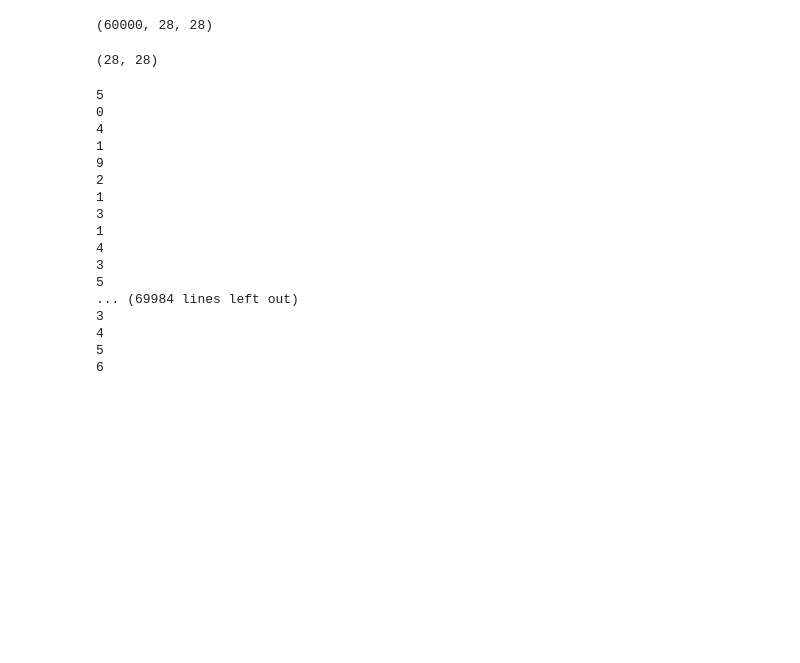
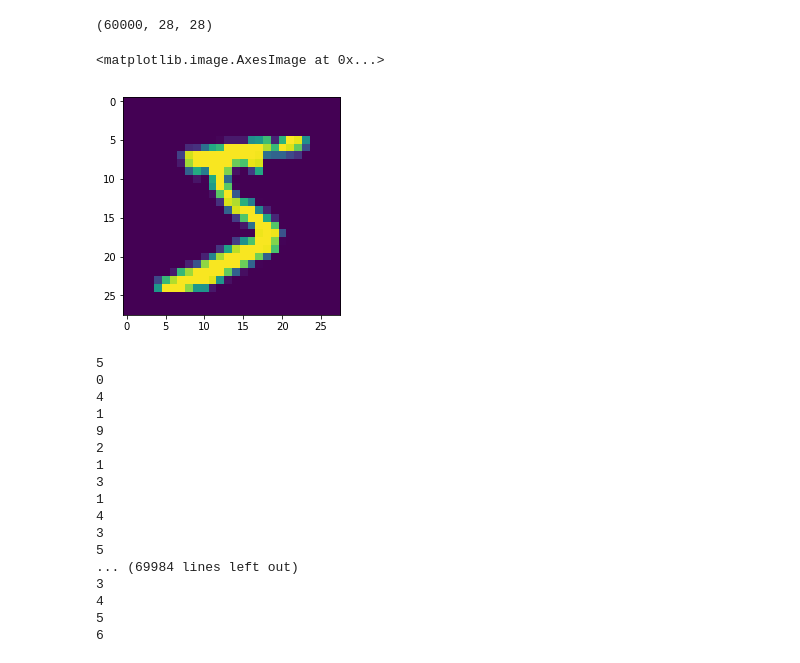
Before and after one commit to MJEmilio/MachineLearning, a Jupyter notebook: Perceptron.ipynb, the cells around one changed output. Drawn from its saved outputs; the diff is of its cells as text; code cells hidden in the pictures; blank space fills up the shorter version.

```diff
--- a/Perceptron.ipynb
+++ b/Perceptron.ipynb
@@ -12,10 +16,12 @@ Using TensorFlow backend.
 x_train.shape
 # %% [output]
 (60000, 28, 28)
-# %%
-x_train[0].shape
-# %% [output]
-(28, 28)
+# %%
+x_train[0]
+plt.imshow(x_train[0])
+# %% [output]
+<matplotlib.image.AxesImage at 0x...>
+[figure, added]
 # %%
 x_train = x_train.reshape(60000, 784)
 x_test = x_test.reshape(10000, 784)
```
Also changed, not shown: parts of 1 cell of this notebook, 4 other files.
